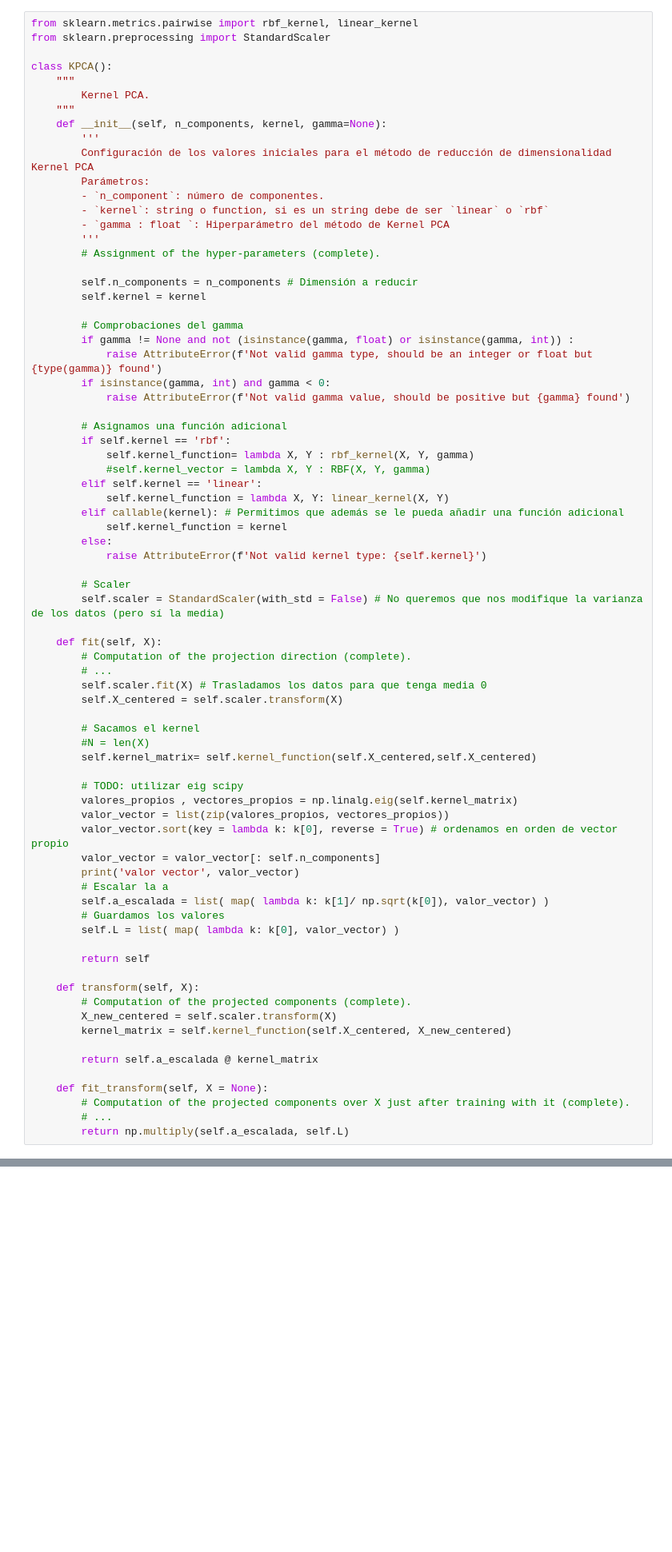
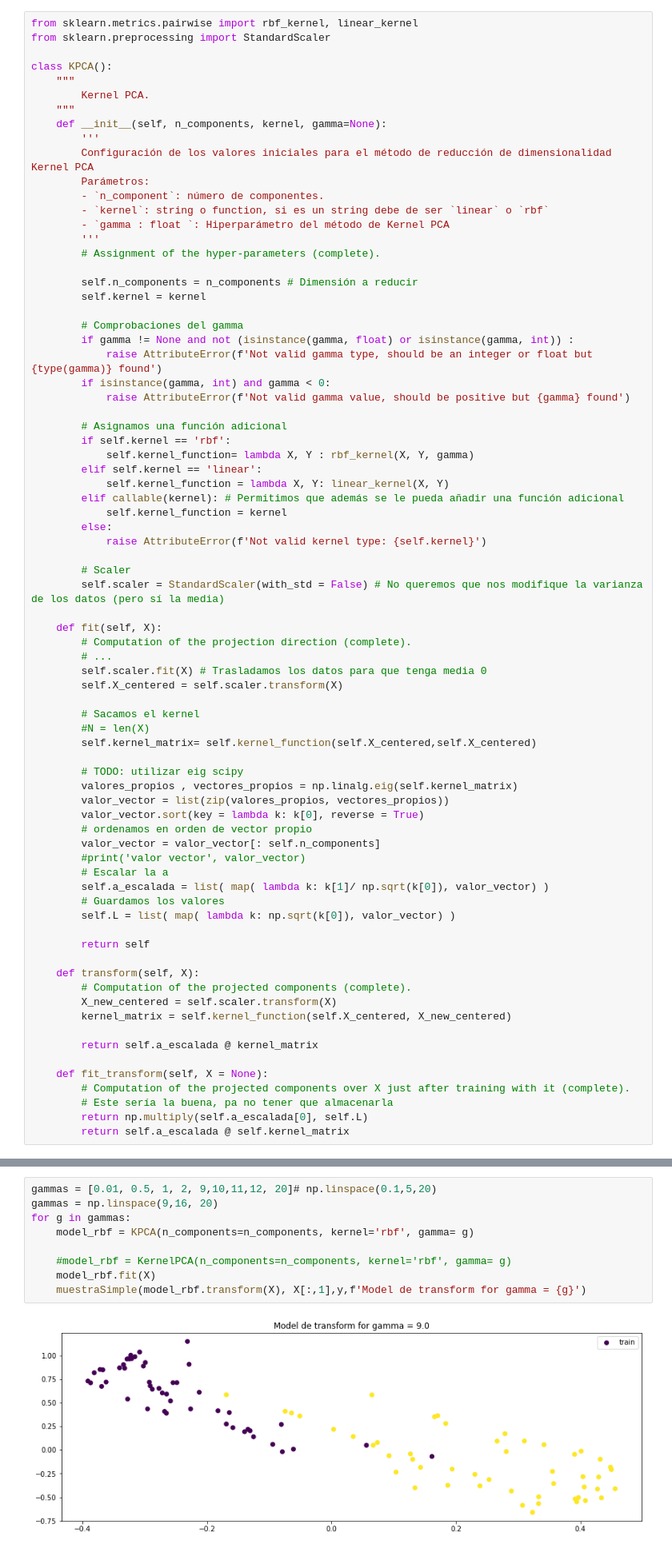
Before and after one commit to BlancaCC/MetodoAvanzadosAprendizajeAutomatico, a Jupyter notebook: DimensionReduction/MAAA-22_23-KPCA_Qst.ipynb, the cells around one changed output, grey strips where cells are left out. Shown at 80% size. Drawn from its saved outputs; the diff is of its cells as text; blank space fills up the shorter version.

```diff
--- a/DimensionReduction/MAAA-22_23-KPCA_Qst.ipynb
+++ b/DimensionReduction/MAAA-22_23-KPCA_Qst.ipynb
@@ -115,7 +135,6 @@ class KPCA():
         # Asignamos una función adicional
         if self.kernel == 'rbf':
             self.kernel_function= lambda X, Y : rbf_kernel(X, Y, gamma)
-            #self.kernel_vector = lambda X, Y : RBF(X, Y, gamma)
         elif self.kernel == 'linear':
             self.kernel_function = lambda X, Y: linear_kernel(X, Y)
         elif callable(kernel): # Permitimos que además se le pueda añadir una función adicional
@@ -139,13 +158,14 @@ class KPCA():
         # TODO: utilizar eig scipy
         valores_propios , vectores_propios = np.linalg.eig(self.kernel_matrix)
         valor_vector = list(zip(valores_propios, vectores_propios))
-        valor_vector.sort(key = lambda k: k[0], reverse = True) # ordenamos en orden de vector propio
+        valor_vector.sort(key = lambda k: k[0], reverse = True)
+        # ordenamos en orden de vector propio
         valor_vector = valor_vector[: self.n_components]
-        print('valor vector', valor_vector)
+        #print('valor vector', valor_vector)
         # Escalar la a
         self.a_escalada = list( map( lambda k: k[1]/ np.sqrt(k[0]), valor_vector) )
         # Guardamos los valores
-        self.L = list( map( lambda k: k[0], valor_vector) )
+        self.L = list( map( lambda k: np.sqrt(k[0]), valor_vector) )
 
         return self
 
@@ -158,8 +178,9 @@ class KPCA():
 
     def fit_transform(self, X = None):
         # Computation of the projected components over X just after training with it (complete).
-        # ...
-        return np.multiply(self.a_escalada, self.L)
+        # Este sería la buena, pa no tener que almacenarla
+        return np.multiply(self.a_escalada[0], self.L)
+        return self.a_escalada @ self.kernel_matrix
 # %% [markdown]
 # Experiments with KPCA
 # %% [markdown]
@@ -293,0 +372,11 @@ plt.scatter(X[:,0], X[:,1],c=y)
+# %%
+gammas = [0.01, 0.5, 1, 2, 9,10,11,12, 20]# np.linspace(0.1,5,20)
+gammas = np.linspace(9,16, 20)
+for g in gammas:
+    model_rbf = KPCA(n_components=n_components, kernel='rbf', gamma= g)
+
+    #model_rbf = KernelPCA(n_components=n_components, kernel='rbf', gamma= g)
+    model_rbf.fit(X)
+    muestraSimple(model_rbf.transform(X), X[:,1],y,f'Model de transform for gamma = {g}')
+# %% [output]
+[figure, added]
```
Also changed, not shown: parts of 13 cells of this notebook.
